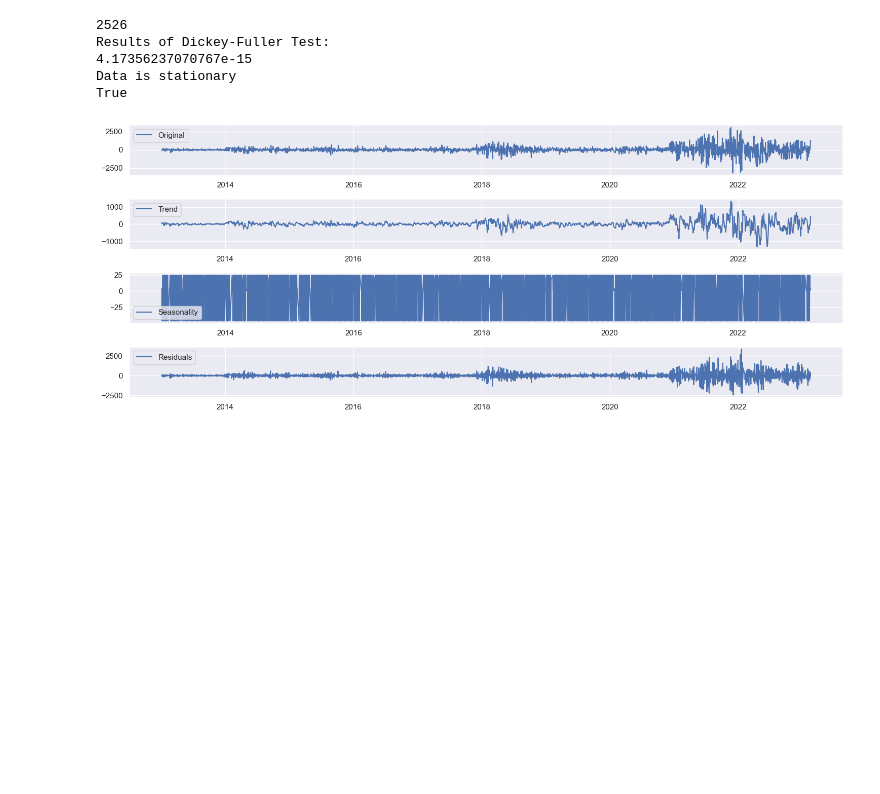
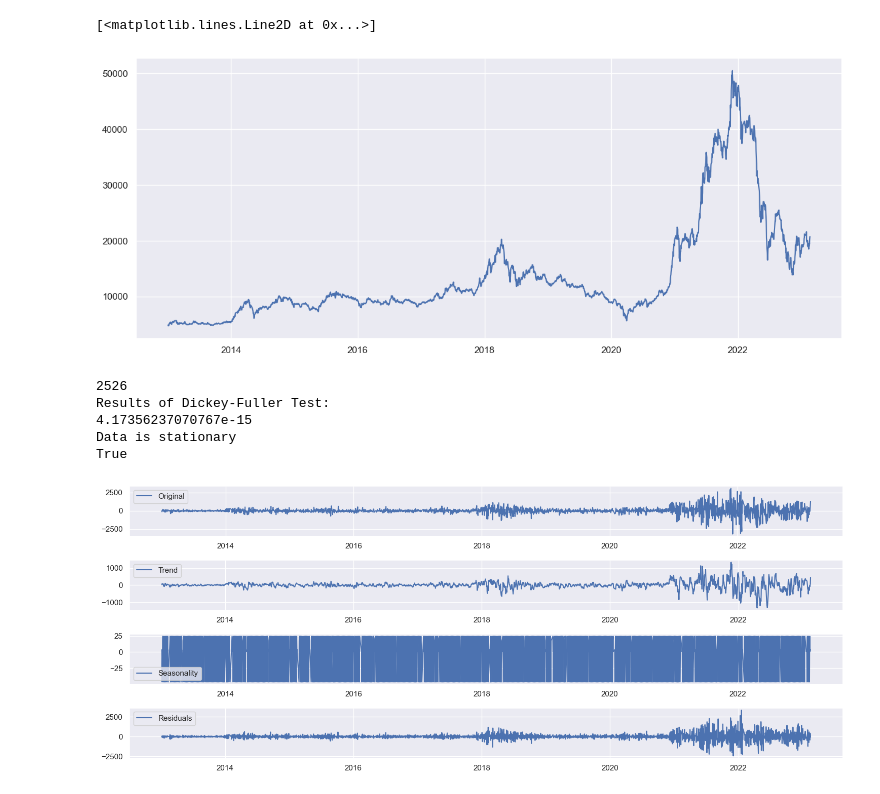
Before and after one commit to khanhtrinh2003/VN30-Strategy, a Jupyter notebook: Research/arima.ipynb, the cells around one changed output. Cells and saved outputs as stored; diff of their text form; code cells hidden in the pictures; blank space fills up the shorter version.

```diff
--- a/Research/arima.ipynb
+++ b/Research/arima.ipynb
@@ -39,6 +39,11 @@ def test_for_stationary(input_data):
     print(dftest[0] < list(dftest[4].items())[0][1])
 # %%
 ts = close["SSI"]
+# %%
+plt.plot(ts)
+# %% [output]
+[<matplotlib.lines.Line2D at 0x...>]
+[figure, added]
 # %%
 ts_diff = (ts - ts.shift(1))
 # ts_log_diff = np.sign(ts_diff)*np.log(np.abs(ts_diff))
```
